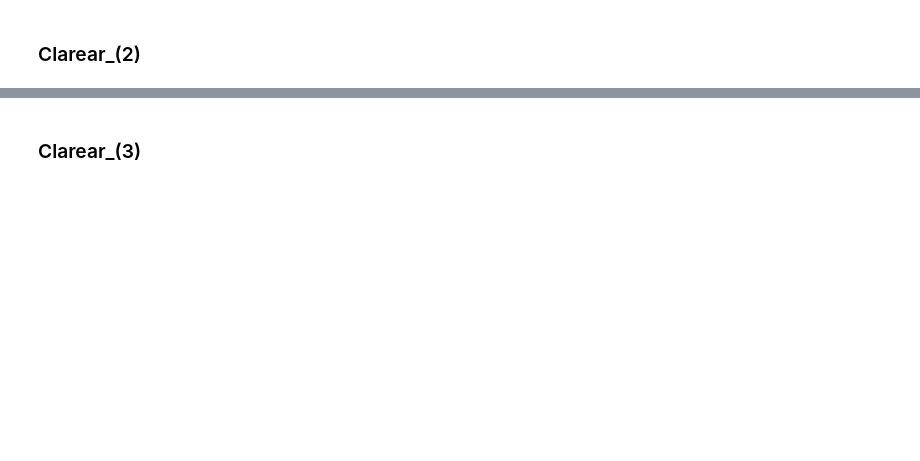
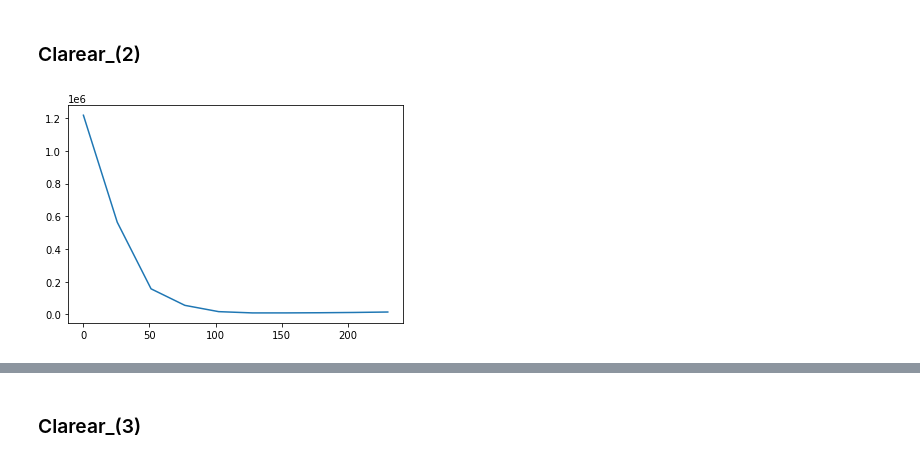
Before and after one commit to mcaac/visao_computacional, a Jupyter notebook: Atividade_01/01.realce/atividade_01.ipynb, the cells around one changed output, grey strips where cells are left out. Cells and saved outputs as stored; diff of their text form; code cells hidden in the pictures; blank space fills up the shorter version.

```diff
--- a/Atividade_01/01.realce/atividade_01.ipynb
+++ b/Atividade_01/01.realce/atividade_01.ipynb
@@ -96,3 +133,12 @@ clarear_2 = ImageEnhance.Brightness(realce_2)
 new_clarear_2 = clarear_2.enhance(5.0)
 
 new_clarear_2.save("realce/result/New_Clarear_(2).jpg")
+# %%
+image = np.array(Image.open('realce/Clarear_(2).jpg').convert('L'))
+histogram, bin_edges = np.histogram(image,range=(0, 256))
+plt.figure()
+
+plt.plot(bin_edges[0:-1], histogram)
+plt.show()
+# %% [output]
+[figure, added]
```
Also changed, not shown: parts of 22 cells of this notebook, 24 other files.
